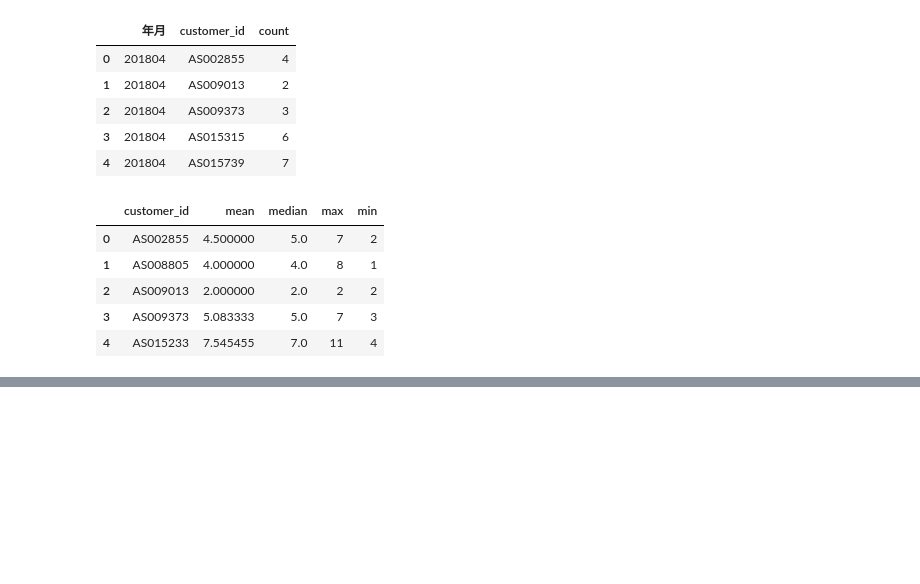
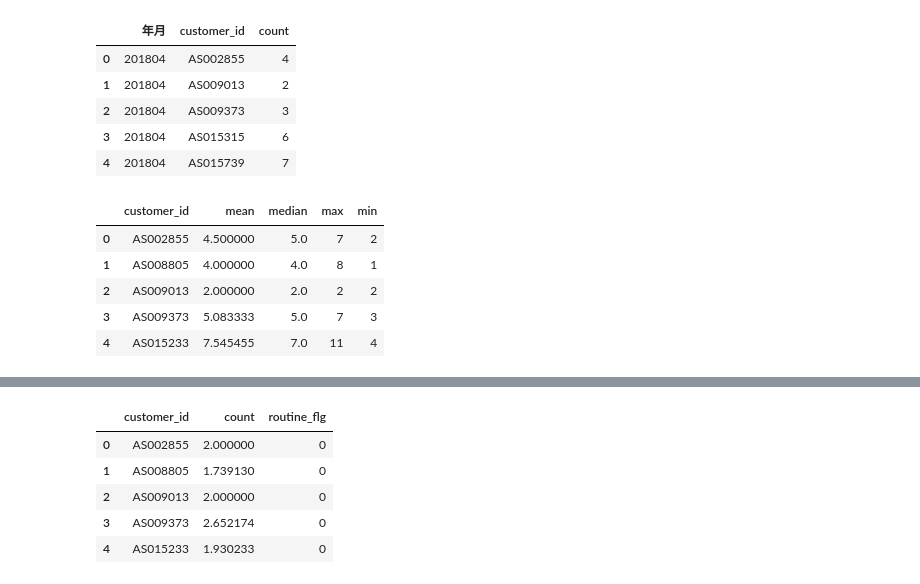
Before and after one commit to matsunori39/Python_Practical_Data_Analysis_100_Knocks, a Jupyter notebook: Python_Practical_Data_Analysis_100_Knocks.ipynb, the cells around one changed output, grey strips where cells are left out. Saved outputs shown, nothing was run; the diff lists cells and outputs as text; code cells hidden in the pictures; blank space fills up the shorter version.

```diff
--- a/Python_Practical_Data_Analysis_100_Knocks.ipynb
+++ b/Python_Practical_Data_Analysis_100_Knocks.ipynb
@@ -623,0 +640,12 @@ uselog_customer.head()
+# %%
+uselog_weekday = uselog_weekday.groupby("customer_id", as_index=False).mean()[["customer_id", "count"]]
+uselog_weekday["routine_flg"] = 0
+uselog_weekday.routine_flg = uselog_weekday.routine_flg.where(uselog_weekday["count"]<4, 1)
+uselog_weekday.head()
+# %% [output]
+|  | customer_id | count | routine_flg |
+| 0 | AS002855 | 2.000000 | 0 |
+| 1 | AS008805 | 1.739130 | 0 |
+| 2 | AS009013 | 2.000000 | 0 |
+| 3 | AS009373 | 2.652174 | 0 |
+| 4 | AS015233 | 1.930233 | 0 |
```
Also changed, not shown: parts of 6 cells of this notebook.
